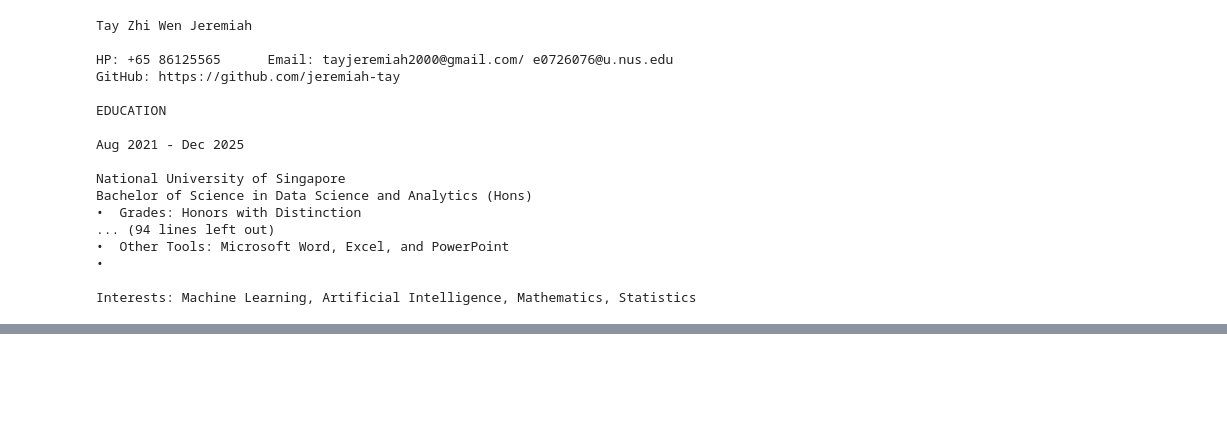
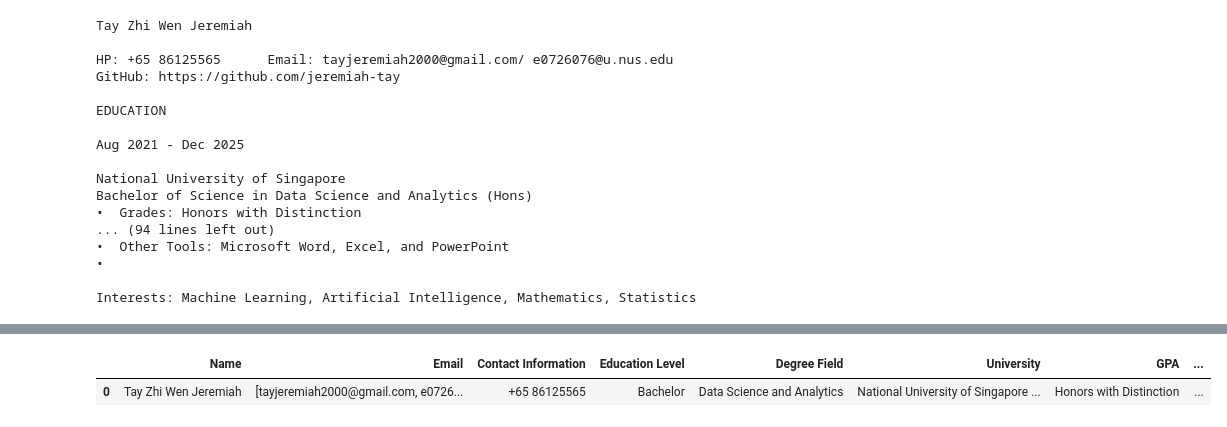
Before and after one commit to jeremiah-tay/Career-Path-Recommendation, a Jupyter notebook: recommender_system_working_notebook.ipynb, the cells around one changed output, grey strips where cells are left out. Cells and saved outputs as stored; diff of their text form; code cells hidden in the pictures; blank space fills up the shorter version.

```diff
--- a/recommender_system_working_notebook.ipynb
+++ b/recommender_system_working_notebook.ipynb
@@ -2138,0 +2704,5 @@ Interests: Machine Learning, Artificial Intelligence, Mathematics, Statistics
+# %%
+nlp_df
+# %% [output]
+|  | Name | Email | Contact Information | Education Level | Degree Field | University | GPA | ... |
+| 0 | Tay Zhi Wen Jeremiah | [tayjeremiah2000@gmail.com, e0726... | +65 86125565 | Bachelor | Data Science and Analytics | National University of Singapore ... | Honors with Distinction | ... |
```
Also changed, not shown: parts of 13 cells of this notebook.
